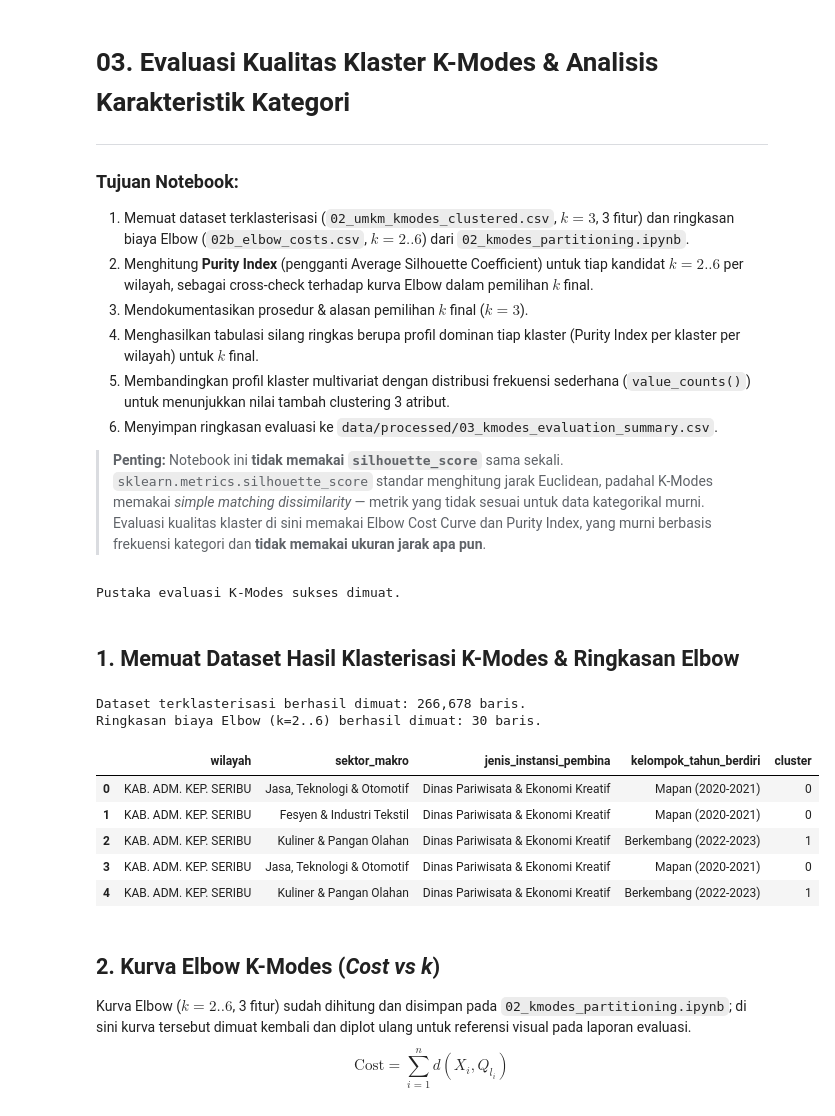
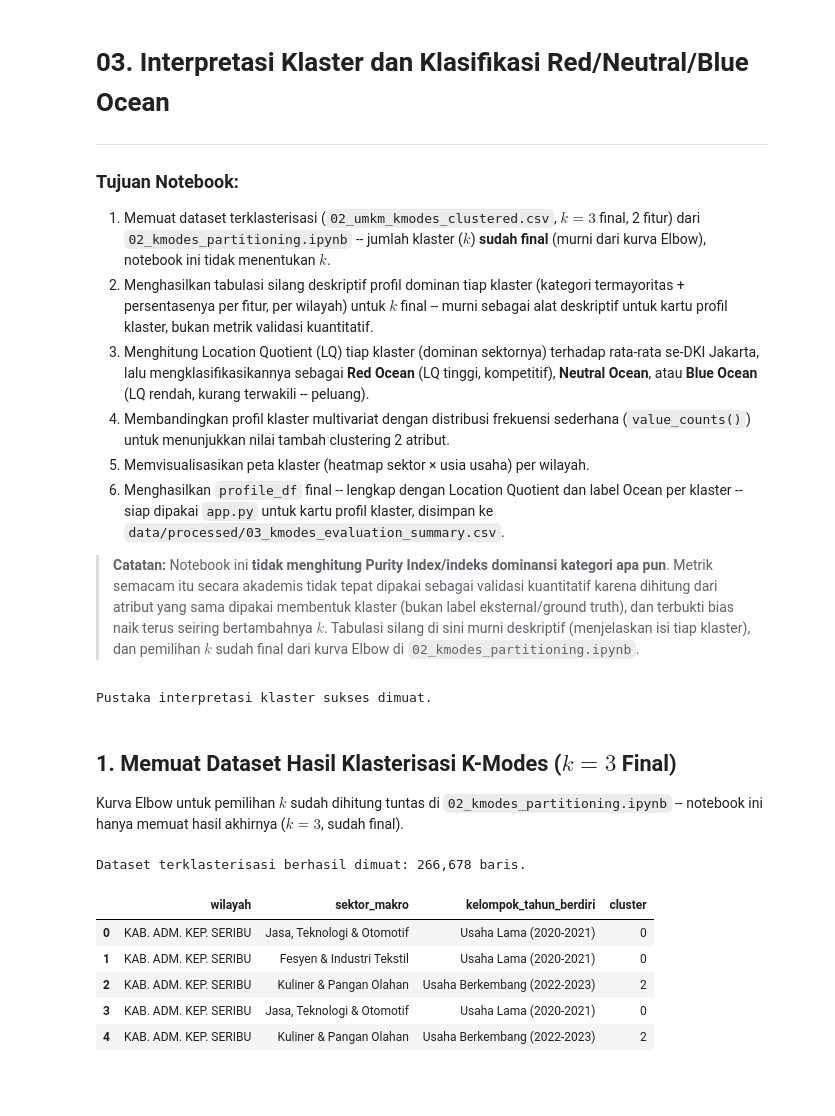
Before and after one commit to AdrianoDeshon1012/Program-Skripsi-Segmentasi-UMKM, a Jupyter notebook: notebooks/03_interpretasi_dan_klasifikasi_ocean.ipynb, the cells around one changed output. Drawn from its saved outputs; the diff is of its cells as text; code cells hidden in the pictures; blank space fills up the shorter version.

```diff
--- a/notebooks/03_interpretasi_dan_klasifikasi_ocean.ipynb
+++ b/notebooks/03_interpretasi_dan_klasifikasi_ocean.ipynb
@@ -1,61 +1,51 @@
 # %% [markdown]
-# 03. Evaluasi Kualitas Klaster K-Modes & Analisis Karakteristik Kategori
+# 03. Interpretasi Klaster dan Klasifikasi Red/Neutral/Blue Ocean
 ---
 
 ### **Tujuan Notebook:**
-1. Memuat dataset terklasterisasi (`02_umkm_kmodes_clustered.csv`, $k=3$, 3 fitur) dan ringkasan biaya Elbow (`02b_elbow_costs.csv`, $k=2..6$) dari `02_kmodes_partitioning.ipynb`.
-2. Menghitung **Purity Index** (pengganti Average Silhouette Coefficient) untuk tiap kandidat $k=2..6$ per wilayah, sebagai cross-check terhadap kurva Elbow dalam pemilihan $k$ final.
-3. Mendokumentasikan prosedur & alasan pemilihan $k$ final ($k=3$).
-4. Menghasilkan tabulasi silang ringkas berupa profil dominan tiap klaster (Purity Index per klaster per wilayah) untuk $k$ final.
-5. Membandingkan profil klaster multivariat dengan distribusi frekuensi sederhana (`value_counts()`) untuk menunjukkan nilai tambah clustering 3 atribut.
-6. Menyimpan ringkasan evaluasi ke `data/processed/03_kmodes_evaluation_summary.csv`.
+1. Memuat dataset terklasterisasi (`02_umkm_kmodes_clustered.csv`, $k=3$ final, 2 fitur) dari `02_kmodes_partitioning.ipynb` -- jumlah klaster ($k$) **sudah final** (murni dari kurva Elbow), notebook ini tidak menentukan $k$.
+2. Menghasilkan tabulasi silang deskriptif profil dominan tiap klaster (kategori termayoritas + persentasenya per fitur, per wilayah) untuk $k$ final -- murni sebagai alat deskriptif untuk kartu profil klaster, bukan metrik validasi kuantitatif.
+3. Menghitung Location Quotient (LQ) tiap klaster (dominan sektornya) terhadap rata-rata se-DKI Jakarta, lalu mengklasifikasikannya sebagai **Red Ocean** (LQ tinggi, kompetitif), **Neutral Ocean**, atau **Blue Ocean** (LQ rendah, kurang terwakili -- peluang).
+4. Membandingkan profil klaster multivariat dengan distribusi frekuensi sederhana (`value_counts()`) untuk menunjukkan nilai tambah clustering 2 atribut.
+5. Memvisualisasikan peta klaster (heatmap sektor × usia usaha) per wilayah.
+6. Menghasilkan `profile_df` final -- lengkap dengan Location Quotient dan label Ocean per klaster -- siap dipakai `app.py` untuk kartu profil klaster, disimpan ke `data/processed/03_kmodes_evaluation_summary.csv`.
 
-> **Penting:** Notebook ini **tidak memakai `silhouette_score`** sama sekali. `sklearn.metrics.silhouette_score` standar menghitung jarak Euclidean, padahal K-Modes memakai *simple matching dissimilarity* — metrik yang tidak sesuai untuk data kategorikal murni. Evaluasi kualitas klaster di sini memakai Elbow Cost Curve dan Purity Index, yang murni berbasis frekuensi kategori dan **tidak memakai ukuran jarak apa pun**.
+> **Catatan:** Notebook ini **tidak menghitung Purity Index/indeks dominansi kategori apa pun**. Metrik semacam itu secara akademis tidak tepat dipakai sebagai validasi kuantitatif karena dihitung dari atribut yang sama dipakai membentuk klaster (bukan label eksternal/ground truth), dan terbukti bias naik terus seiring bertambahnya $k$. Tabulasi silang di sini murni deskriptif (menjelaskan isi tiap klaster), dan pemilihan $k$ sudah final dari kurva Elbow di `02_kmodes_partitioning.ipynb`.
 # %%
 import os
-import time
 import numpy as np
 import pandas as pd
 import matplotlib.pyplot as plt
+from matplotlib.colors import ListedColormap
+from matplotlib.patches import Patch
 import seaborn as sns
-from kmodes.kmodes import KModes
 
 sns.set_style('whitegrid')
 pd.set_option('display.max_columns', None)
 
-FEATURES = ['sektor_makro', 'jenis_instansi_pembina', 'kelompok_tahun_berdiri']
+FEATURES = ['sektor_makro', 'kelompok_tahun_berdiri']
 
-print("Pustaka evaluasi K-Modes sukses dimuat.")
+print("Pustaka interpretasi klaster sukses dimuat.")
 # %% [output]
-Pustaka evaluasi K-Modes sukses dimuat.
+Pustaka interpretasi klaster sukses dimuat.
 # %% [markdown]
-## 1. Memuat Dataset Hasil Klasterisasi K-Modes & Ringkasan Elbow
+## 1. Memuat Dataset Hasil Klasterisasi K-Modes ($k=3$ Final)
+Kurva Elbow untuk pemilihan $k$ sudah dihitung tuntas di `02_kmodes_partitioning.ipynb` -- notebook ini hanya memuat hasil akhirnya ($k=3$, sudah final).
 # %%
 file_path = os.path.join('..', 'data', 'processed', '02_umkm_kmodes_clustered.csv')
 if not os.path.exists(file_path):
     file_path = '02_umkm_kmodes_clustered.csv'
 
 df = pd.read_csv(file_path)
+daftar_wilayah = sorted(df['wilayah'].unique().tolist())
 print(f"Dataset terklasterisasi berhasil dimuat: {len(df):,} baris.")
 
-elbow_path = os.path.join('..', 'data', 'processed', '02b_elbow_costs.csv')
-if not os.path.exists(elbow_path):
-    elbow_path = '02b_elbow_costs.csv'
-
-df_elbow = pd.read_csv(elbow_path)
-print(f"Ringkasan biaya Elbow (k=2..6) berhasil dimuat: {len(df_elbow):,} baris.")
-
 df[['wilayah'] + FEATURES + ['cluster']].head(5)
 # %% [output]
 Dataset terklasterisasi berhasil dimuat: 266,678 baris.
-Ringkasan biaya Elbow (k=2..6) berhasil dimuat: 30 baris.
-|  | wilayah | sektor_makro | jenis_instansi_pembina | kelompok_tahun_berdiri | cluster |
-| 0 | KAB. ADM. KEP. SERIBU | Jasa, Teknologi & Otomotif | Dinas Pariwisata & Ekonomi Kreatif | Mapan (2020-2021) | 0 |
-| 1 | KAB. ADM. KEP. SERIBU | Fesyen & Industri Tekstil | Dinas Pariwisata & Ekonomi Kreatif | Mapan (2020-2021) | 0 |
-| 2 | KAB. ADM. KEP. SERIBU | Kuliner & Pangan Olahan | Dinas Pariwisata & Ekonomi Kreatif | Berkembang (2022-2023) | 1 |
-| 3 | KAB. ADM. KEP. SERIBU | Jasa, Teknologi & Otomotif | Dinas Pariwisata & Ekonomi Kreatif | Mapan (2020-2021) | 0 |
-| 4 | KAB. ADM. KEP. SERIBU | Kuliner & Pangan Olahan | Dinas Pariwisata & Ekonomi Kreatif | Berkembang (2022-2023) | 1 |
+|  | wilayah | sektor_makro | kelompok_tahun_berdiri | cluster |
+| 0 | KAB. ADM. KEP. SERIBU | Jasa, Teknologi & Otomotif | Usaha Lama (2020-2021) | 0 |
+| 1 | KAB. ADM. KEP. SERIBU | Fesyen & Industri Tekstil | Usaha Lama (2020-2021) | 0 |
+| 2 | KAB. ADM. KEP. SERIBU | Kuliner & Pangan Olahan | Usaha Berkembang (2022-2023) | 2 |
+| 3 | KAB. ADM. KEP. SERIBU | Jasa, Teknologi & Otomotif | Usaha Lama (2020-2021) | 0 |
+| 4 | KAB. ADM. KEP. SERIBU | Kuliner & Pangan Olahan | Usaha Berkembang (2022-2023) | 2 |
-# %% [markdown]
-## 2. Kurva Elbow K-Modes (*Cost vs k*)
-Kurva Elbow ($k=2..6$, 3 fitur) sudah dihitung dan disimpan pada `02_kmodes_partitioning.ipynb`; di sini kurva tersebut dimuat kembali dan diplot ulang untuk referensi visual pada laporan evaluasi.
-$$\text{Cost} = \sum_{i=1}^{n} d(X_i, Q_{l_i})$$
```
Also changed, not shown: parts of 17 cells of this notebook, 7 other files.
